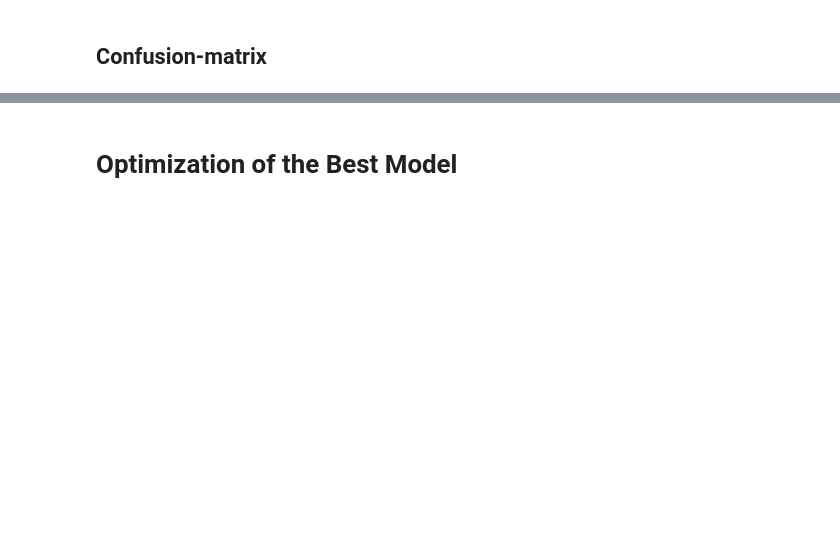
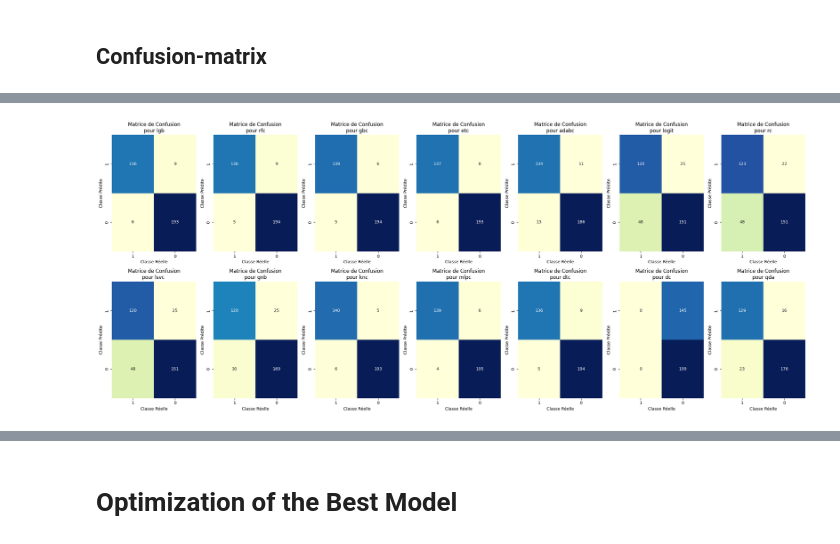
Before and after one commit to KokouNoe/muscoloskeletal_disorder_prediction, a Jupyter notebook: TMC_prediction.ipynb, the cells around one changed output, grey strips where cells are left out. Saved outputs shown, nothing was run; the diff lists cells and outputs as text; code cells hidden in the pictures; blank space fills up the shorter version.

```diff
--- a/TMC_prediction.ipynb
+++ b/TMC_prediction.ipynb
@@ -416,5 +308,0 @@ Overall, **KNeighborsClassifier()** and **MLPClassifier()** stand out as strong
-# %%
-from sklearn.metrics import classification_report
-for i in range(len(model_list)):
-    print(f'{predictions.columns[i]}')
-    print(classification_report(y_test,predictions.iloc[:,i]))
@@ -496,10 +308,0 @@ Name: proportion, dtype: float64
-# %%
-for model in model_list:
-    model.fit(X_train,y_train)
-predictions=pd.DataFrame()
-for model in model_list:
-    y_pred=model.predict(X_test)
-    predictions[f'{model}']=y_pred
-for i in range(len(model_list)):
-    print(f'{predictions.columns[i]}')
-    print(classification_report(y_test,predictions.iloc[:,i]))
@@ -554,0 +309,26 @@ Here's an updated markdown table including the precision, recall, f1-score, and
+# %%
+predict=np.array(predictions)
+CM={}
+for i in range(len(predictions.columns)):
+    cm = confusion_matrix(y_test,predictions.iloc[:,i])
+    CM[f'{predictions.columns[i]}']=cm
+# %%
+# Création des sous-graphes pour afficher les matrices de confusion
+fig, axes = plt.subplots(2,7, figsize=(24, 10))
+
+# Itération sur les modèles et leurs matrices de confusion
+for ax, (model_name, cm) in zip(axes.flatten(), CM.items()):
+    cm_matrix = pd.DataFrame(data=cm, columns=['1', '0'],
+                             index=['1', '0'])
+
+    sns.heatmap(cm_matrix, annot=True, fmt='d', cmap='YlGnBu', cbar=False, ax=ax)
+    ax.set_title(f'Matrice de Confusion\npour {model_name}')
+    ax.set_ylabel('Classe Prédite')
+    ax.set_xlabel('Classe Réelle')
+
+# Ajustement de la disposition pour éviter le chevauchement des sous-graphes
+plt.tight_layout()
+plt.show()
+#plt.savefig('matrice_de_confusion.png')
+# %% [output]
+[figure, added]
```
Also changed, not shown: parts of 115 cells of this notebook.
